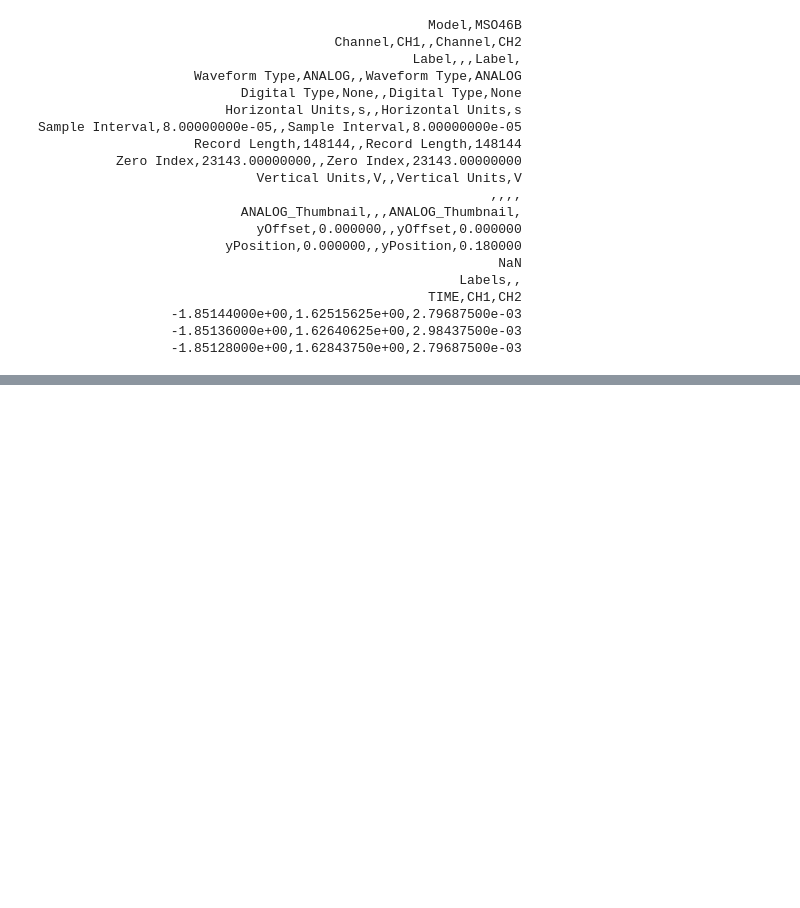
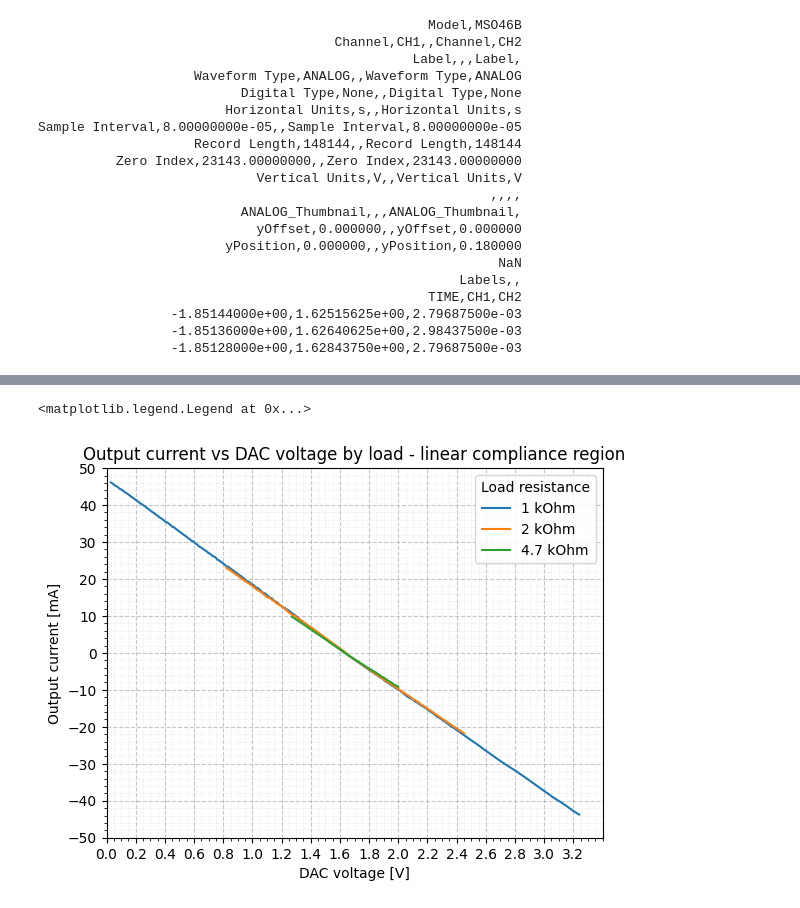
Before and after one commit to import-tiago/FEI, a Jupyter notebook: MSc/PEL309/Analysis/PEL309.ipynb, the cells around one changed output, grey strips where cells are left out. Cells and saved outputs as stored; diff of their text form; code cells hidden in the pictures; blank space fills up the shorter version.

```diff
--- a/MSc/PEL309/Analysis/PEL309.ipynb
+++ b/MSc/PEL309/Analysis/PEL309.ipynb
@@ -719,0 +339,22 @@ logo_summary
+# %%
+linear_current_data = processed_current_data.copy()
+
+for load, resistance in load_resistance_ohm.items():
+    vload = (processed_current_data[load] / 1000) * resistance
+    linear_current_data[load] = processed_current_data[load].where(
+        (vload > v_min_limit) & (vload < v_max_limit)
+    )
+
+linear_region_summary = pd.DataFrame({
+    "processed_points": processed_current_data.notna().sum(),
+    "linear_points": linear_current_data.notna().sum(),
+})
+
+linear_region_summary["removed_points"] = (
+    linear_region_summary["processed_points"] - linear_region_summary["linear_points"]
+)
+linear_region_summary["removed_percent"] = (
+    100 * linear_region_summary["removed_points"] / linear_region_summary["processed_points"]
+)
+
+linear_region_summary
@@ -719,0 +367,20 @@ logo_summary
+# %%
+ax = linear_current_data.plot()
+
+ax.set_xlim(0, 3.4)
+ax.set_xticks([i / 10 for i in range(0, 34, 2)])
+
+ax.set_ylim(-50, 50)
+ax.set_yticks(range(-50, 51, 10))
+
+ax.grid(True, which="major", linestyle="--", alpha=0.7)
+ax.minorticks_on()
+ax.grid(which="minor", linestyle=":", linewidth=0.5, alpha=0.4)
+
+ax.set_xlabel("DAC voltage [V]")
+ax.set_ylabel("Output current [mA]")
+ax.set_title("Output current vs DAC voltage by load - linear compliance region")
+ax.legend(["1 kOhm", "2 kOhm", "4.7 kOhm"], title="Load resistance")
+# %% [output]
+<matplotlib.legend.Legend at 0x...>
+[figure, added]
```
Also changed, not shown: parts of 83 cells of this notebook.
